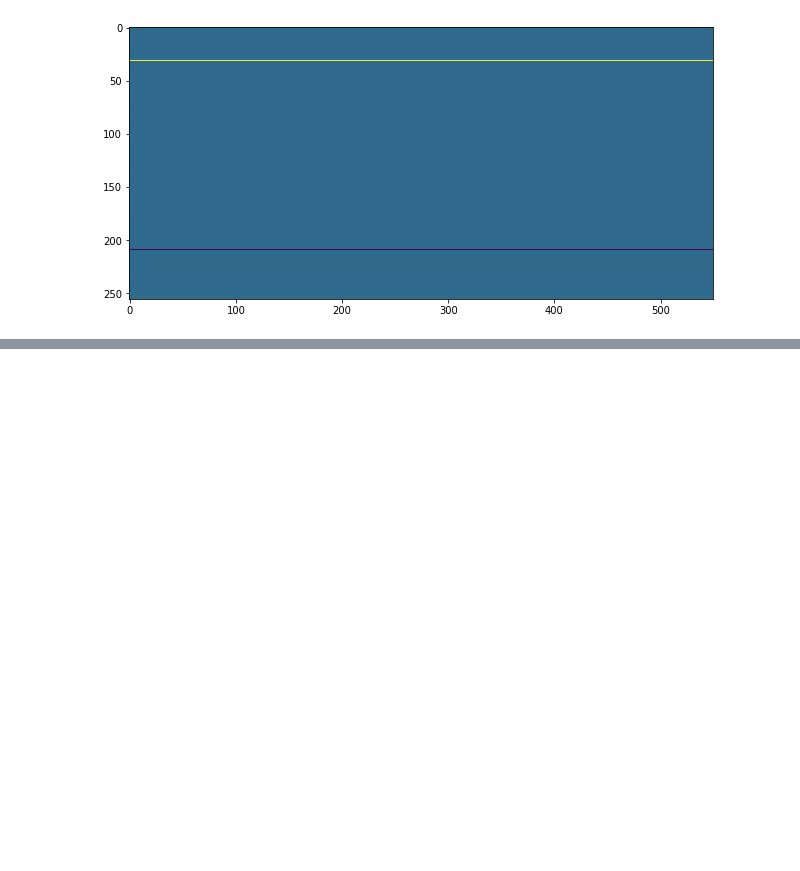
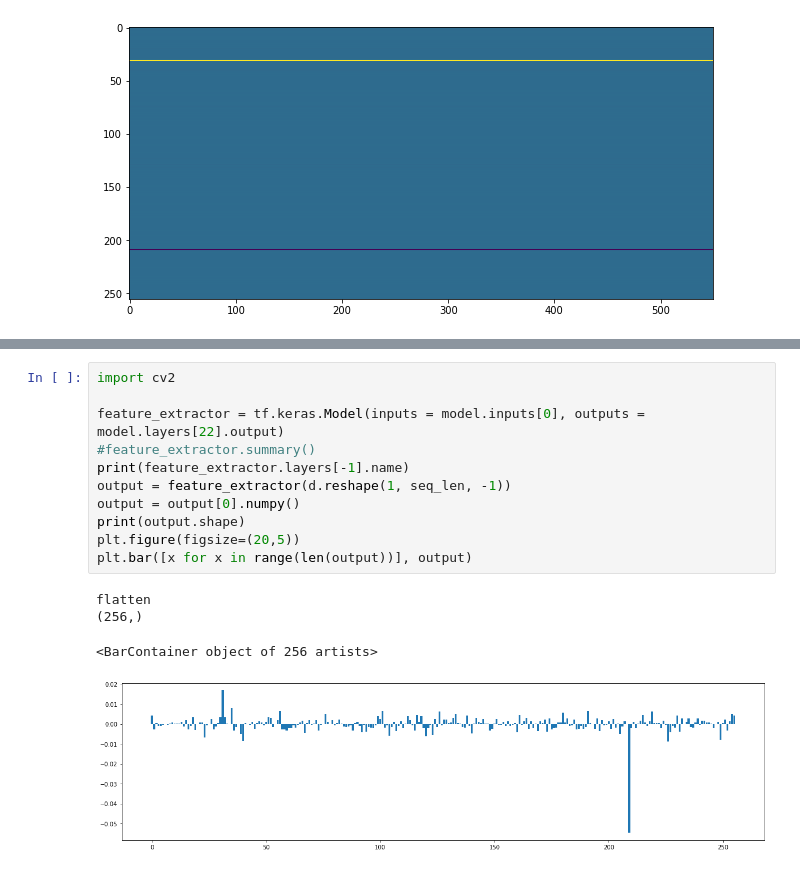
Before and after one commit to dercodeKoenig/trc-project, a Jupyter notebook: tx_2_large/test.ipynb, the cells around one changed output, grey strips where cells are left out. Drawn from its saved outputs; the diff is of its cells as text; blank space fills up the shorter version.

```diff
--- a/tx_2_large/test.ipynb
+++ b/tx_2_large/test.ipynb
@@ -590,0 +607,16 @@ transformer_block_5
+# %%
+import cv2
+
+feature_extractor = tf.keras.Model(inputs = model.inputs[0], outputs = model.layers[22].output)
+#feature_extractor.summary()
+print(feature_extractor.layers[-1].name)
+output = feature_extractor(d.reshape(1, seq_len, -1))
+output = output[0].numpy()
+print(output.shape)
+plt.figure(figsize=(20,5))
+plt.bar([x for x in range(len(output))], output)
+# %% [output]
+flatten
+(256,)
+<BarContainer object of 256 artists>
+[figure, added]
```
Also changed, not shown: parts of 5 cells of this notebook, 10 other files.
